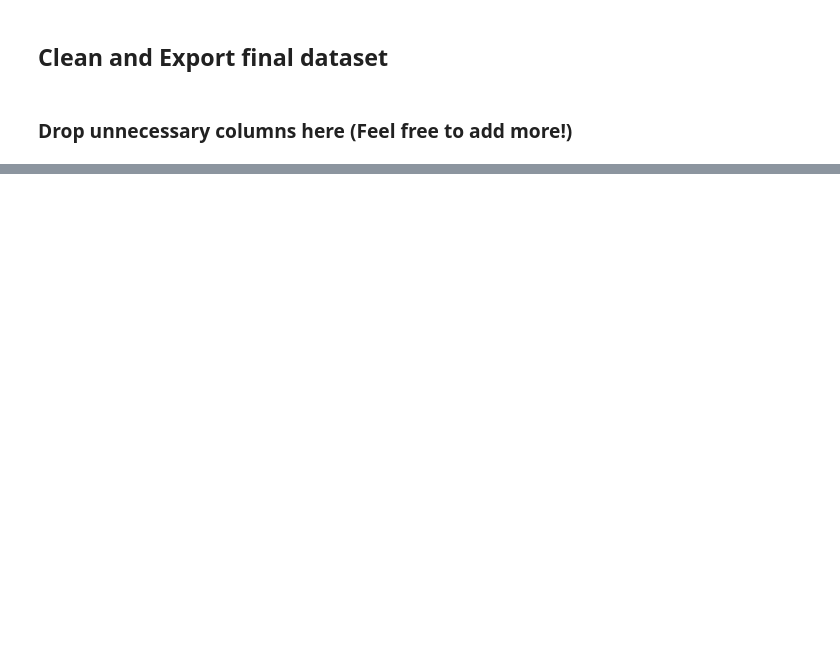
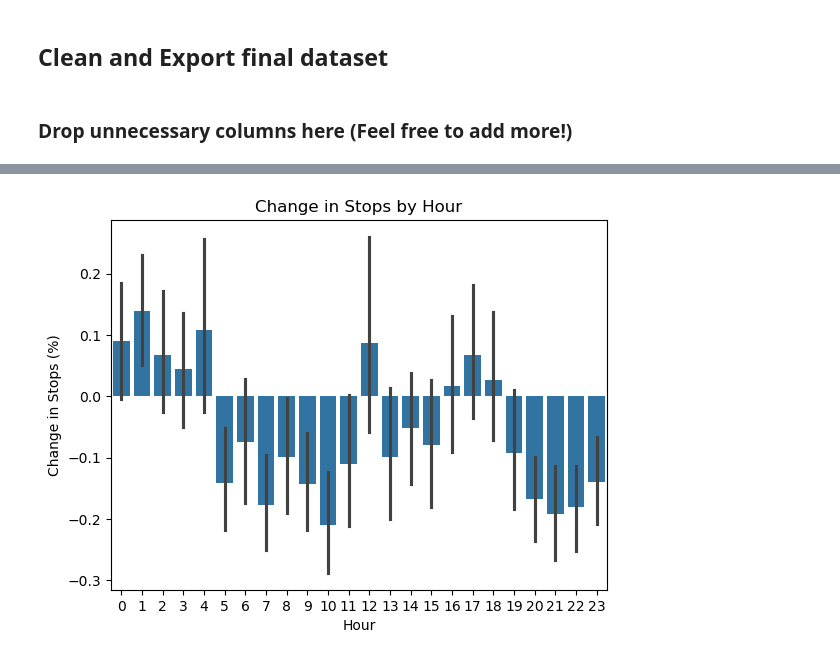
Before and after one commit to utexas-SDS-357/sds357-project-sp26-i-love-philly, a Jupyter notebook: data/eagles_data_wrangling.ipynb, the cells around one changed output, grey strips where cells are left out. Cells and saved outputs as stored; diff of their text form; code cells hidden in the pictures; blank space fills up the shorter version.

```diff
--- a/data/eagles_data_wrangling.ipynb
+++ b/data/eagles_data_wrangling.ipynb
@@ -450,0 +500,11 @@ final_df.to_csv('eagles_modeling_df.csv')
+# %%
+sns.barplot(data=final_df,
+             y="percent_change_in_stops",
+             x="hour")
+
+plt.title("Change in Stops by Hour")
+plt.xlabel("Hour")
+plt.ylabel("Change in Stops (%)")
+plt.show()
+# %% [output]
+[figure, added]
```
Also changed, not shown: parts of 24 cells of this notebook.
